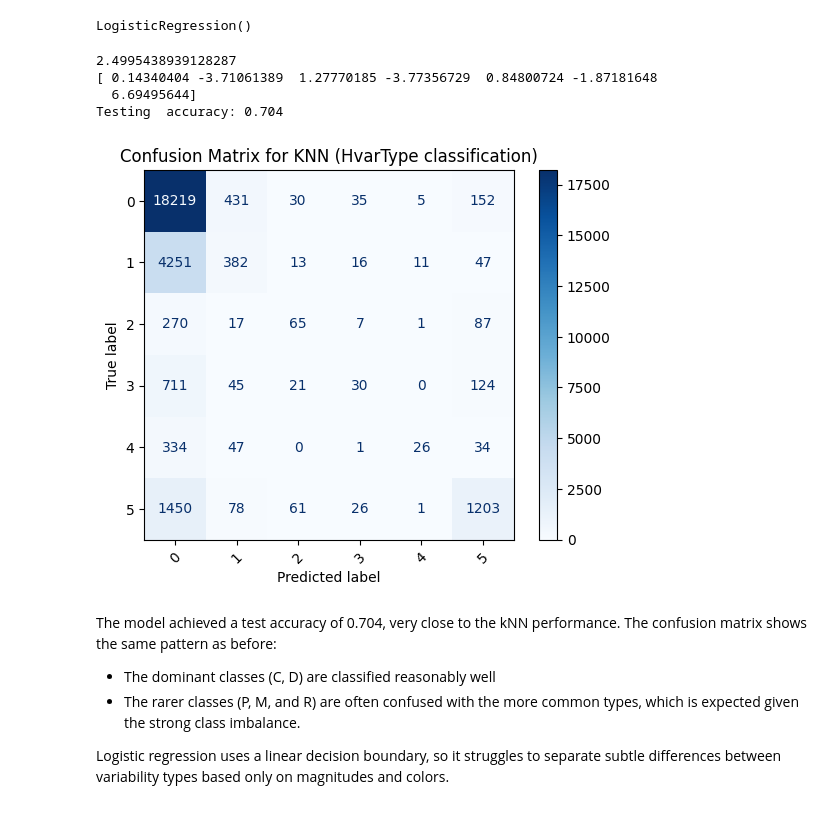
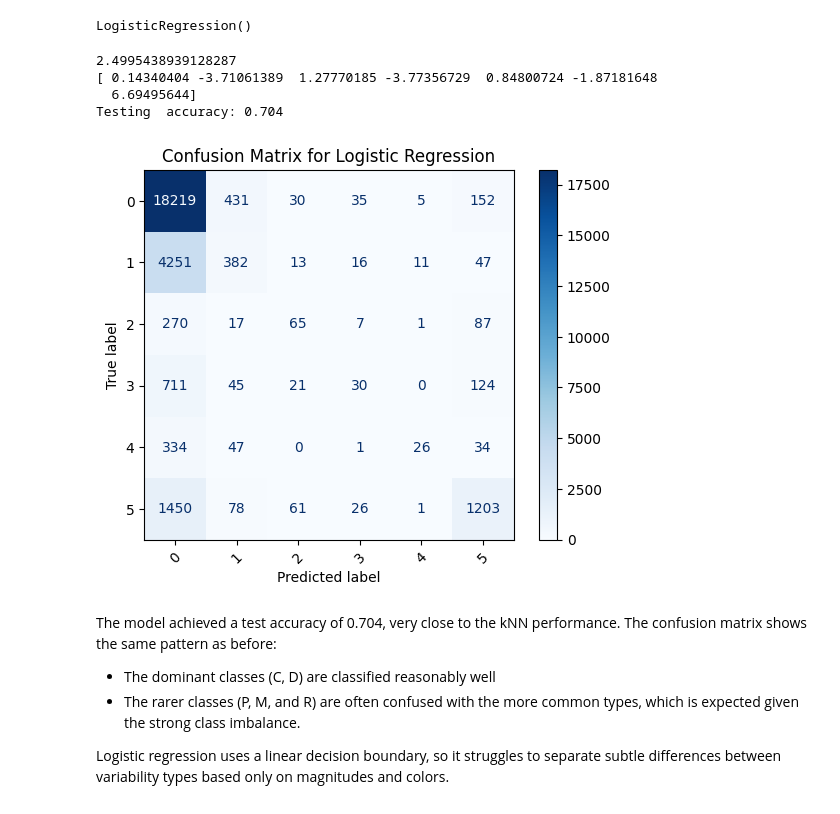
Before and after one commit to dinarazhorabek/astronomy_data_analysis, a Jupyter notebook: Hipparcos_Clustering_Starter.ipynb, the cells around one changed output. Cells and saved outputs as stored; diff of their text form; code cells hidden in the pictures.

```diff
--- a/Hipparcos_Clustering_Starter.ipynb
+++ b/Hipparcos_Clustering_Starter.ipynb
@@ -526,23 +526,23 @@ LogisticRegression()
 # %%
 print(log_reg_classifier.intercept_[0])
 print(log_reg_classifier.coef_[0])
 
 prediction = log_reg_classifier.predict(X_test)
 accuracy = np.mean(prediction == Y_test)
 print(f"Testing  accuracy: {accuracy:.3f}")
 
 Y_pred = log_reg_classifier.predict(X_test)
 cm = confusion_matrix(Y_test, y_pred)
 disp = ConfusionMatrixDisplay(confusion_matrix=cm)
 disp.plot(cmap='Blues', xticks_rotation=45)
-plt.title("Confusion Matrix for KNN (HvarType classification)")
+plt.title("Confusion Matrix for Logistic Regression")
 plt.show()
 # %% [output]
 2.4995438939128287
 [ 0.14340404 -3.71061389  1.27770185 -3.77356729  0.84800724 -1.87181648
   6.69495644]
 Testing  accuracy: 0.704
-[figure, old version]
+[figure, new version]
 # %% [markdown]
 The model achieved a test accuracy of 0.704, very close to the kNN performance. The confusion matrix shows the same pattern as before:
 
```
Also changed, not shown: parts of 6 cells of this notebook.
